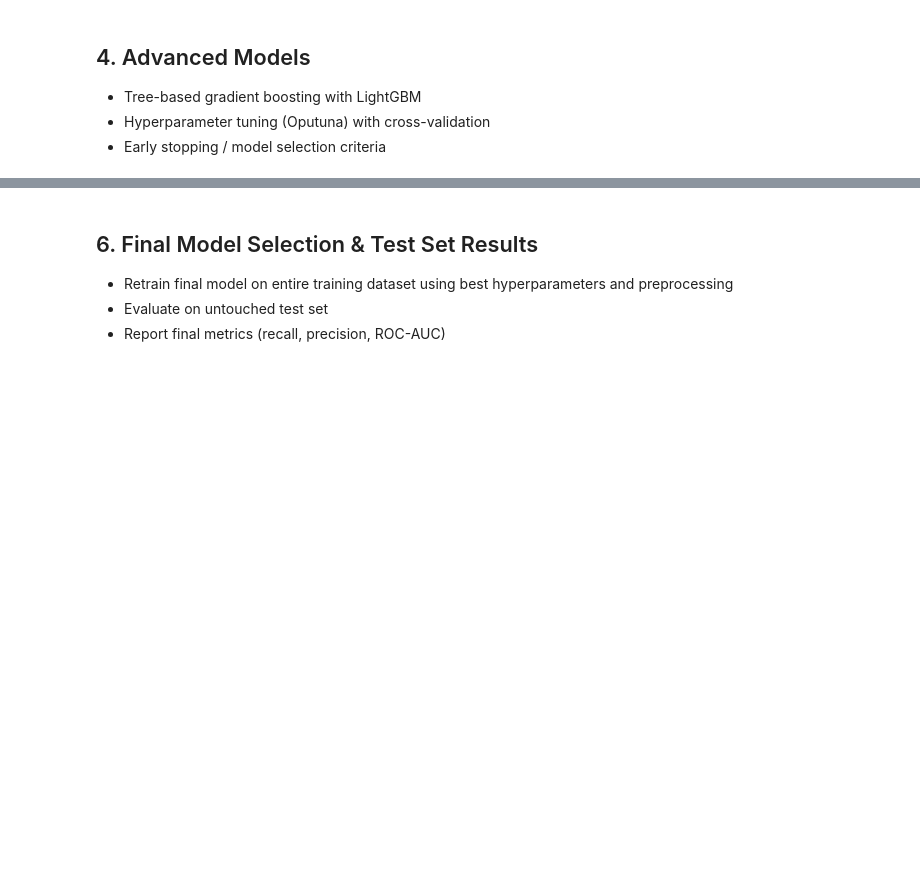
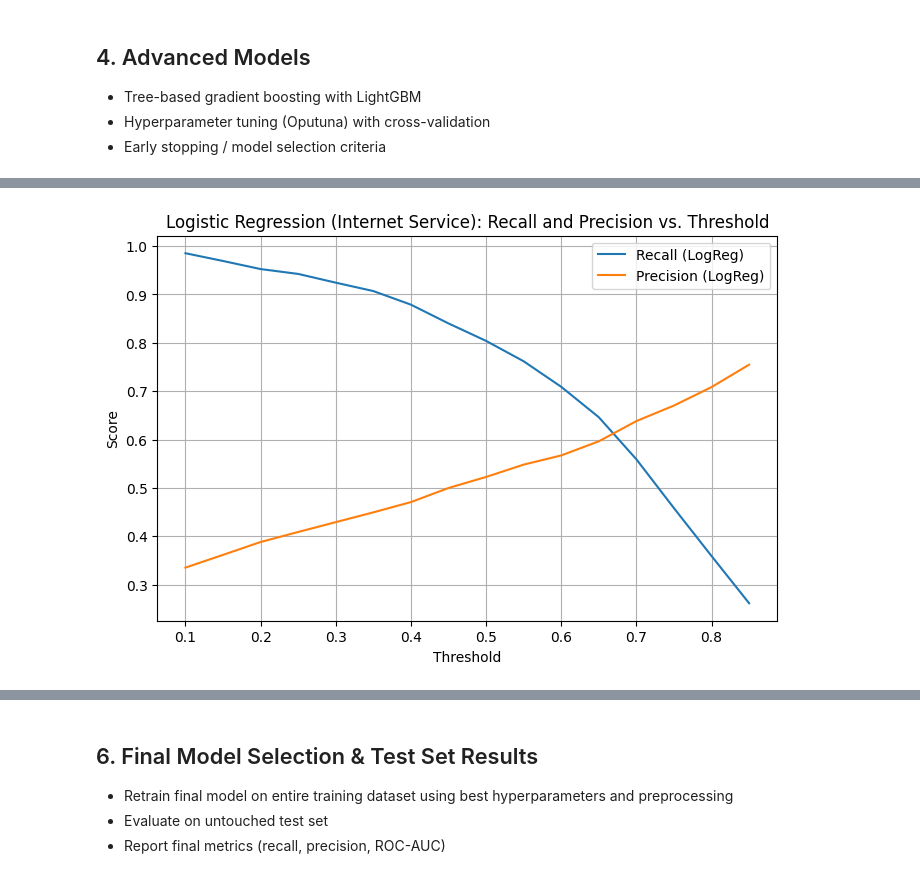
Before and after one commit to amschiltz/springboard_projects, a Jupyter notebook: Capstone_2/notebooks/04_telco_churn_modeling.ipynb, the cells around one changed output, grey strips where cells are left out. Drawn from its saved outputs; the diff is of its cells as text; code cells hidden in the pictures; blank space fills up the shorter version.

```diff
--- a/Capstone_2/notebooks/04_telco_churn_modeling.ipynb
+++ b/Capstone_2/notebooks/04_telco_churn_modeling.ipynb
@@ -276,0 +596,18 @@ Mean cross-validated ROC-AUC: 0.8450440127300849
+# %%
+# Get best parameters and best score for LightGBM internet service model
+
+print('LightGBM: Internet Service Model')
+print('Best params:', optuna_lgbm_internet_service.best_params)
+
+# Cross-validated recall, precision, and ROC-AUC for LightGBM (using best Optuna params)
+best_lgbm_internet_service = lgb.LGBMClassifier(**optuna_lgbm_internet_service.best_params, random_state=SEED)
+
+cv_recall_internet_service = cross_val_score(best_lgbm_internet_service, X_train_internet_service, y_train, cv=5, scoring='recall')
+
+cv_precision_internet_service = cross_val_score(best_lgbm_internet_service, X_train_internet_service, y_train, cv=5, scoring='precision')
+
+cv_roc_auc_internet_service = cross_val_score(best_lgbm_internet_service, X_train_internet_service, y_train, cv=5, scoring='roc_auc')
+
+print('Mean cross-validated recall:', round(cv_recall_internet_service.mean(), 4))
+print('Mean cross-validated precision:', round(cv_precision_internet_service.mean(), 4))
+print('Mean cross-validated ROC-AUC:', round(cv_roc_auc_internet_service.mean(), 4))
@@ -294,0 +783,65 @@ Mean cross-validated ROC-AUC: 0.8450440127300849
+# %%
+# Test probability thresholds for Logistic Regression (Internet Service) and LightGBM (Internet Service) models
+import numpy as np
+import matplotlib.pyplot as plt
+from sklearn.metrics import recall_score, precision_score
+from sklearn.model_selection import cross_val_predict
+
+# --- Logistic Regression (Internet Service) ---
+# Get out-of-fold predicted probabilities for the positive class
+cv_pred_proba_logreg = cross_val_predict(best_logreg_internet_service, X_train_internet_service, y_train, cv=5, method='predict_proba')[:, 1]
+
+thresholds = np.arange(0.1, 0.9, 0.05)
+recalls_logreg = []
+precisions_logreg = []
+
+for thresh in thresholds:
+    y_pred = (cv_pred_proba_logreg >= thresh).astype(int)
+    recalls_logreg.append(recall_score(y_train, y_pred))
+    precisions_logreg.append(precision_score(y_train, y_pred))
+
+plt.figure(figsize=(8,5))
+plt.plot(thresholds, recalls_logreg, label='Recall (LogReg)')
+plt.plot(thresholds, precisions_logreg, label='Precision (LogReg)')
+plt.xlabel('Threshold')
+plt.ylabel('Score')
+plt.title('Logistic Regression (Internet Service): Recall and Precision vs. Threshold')
+plt.legend()
+plt.grid(True)
+plt.show()
+
+# Print thresholds with recall ≥ 0.70 and precision ≥ 0.50
+print('Logistic Regression (Internet Service) thresholds:')
+for thresh, rec, prec in zip(thresholds, recalls_logreg, precisions_logreg):
+    if rec >= 0.70 and prec >= 0.50:
+        print(f"Threshold: {thresh:.2f}, Recall: {rec:.2f}, Precision: {prec:.2f}")
+
+# --- LightGBM (Internet Service) ---
+# Get out-of-fold predicted probabilities for the positive class
+cv_pred_proba_lgbm = cross_val_predict(best_lgbm_internet_service, X_train_internet_service, y_train, cv=5, method='predict_proba')[:, 1]
+
+recalls_lgbm = []
+precisions_lgbm = []
+
+for thresh in thresholds:
+    y_pred = (cv_pred_proba_lgbm >= thresh).astype(int)
+    recalls_lgbm.append(recall_score(y_train, y_pred))
+    precisions_lgbm.append(precision_score(y_train, y_pred))
+
+plt.figure(figsize=(8,5))
+plt.plot(thresholds, recalls_lgbm, label='Recall (LightGBM)')
+plt.plot(thresholds, precisions_lgbm, label='Precision (LightGBM)')
+plt.xlabel('Threshold')
+plt.ylabel('Score')
+plt.title('LightGBM (Internet Service): Recall and Precision vs. Threshold')
+plt.legend()
+plt.grid(True)
+plt.show()
+
+# Print thresholds with recall ≥ 0.70 and precision ≥ 0.50
+print('LightGBM (Internet Service) thresholds:')
+for thresh, rec, prec in zip(thresholds, recalls_lgbm, precisions_lgbm):
+    if rec >= 0.70 and prec >= 0.50:
+        print(f"Threshold: {thresh:.2f}, Recall: {rec:.2f}, Precision: {prec:.2f}")
+# %% [output]
+[figure, added]
```
Also changed, not shown: parts of 59 cells of this notebook, 6 other files.
